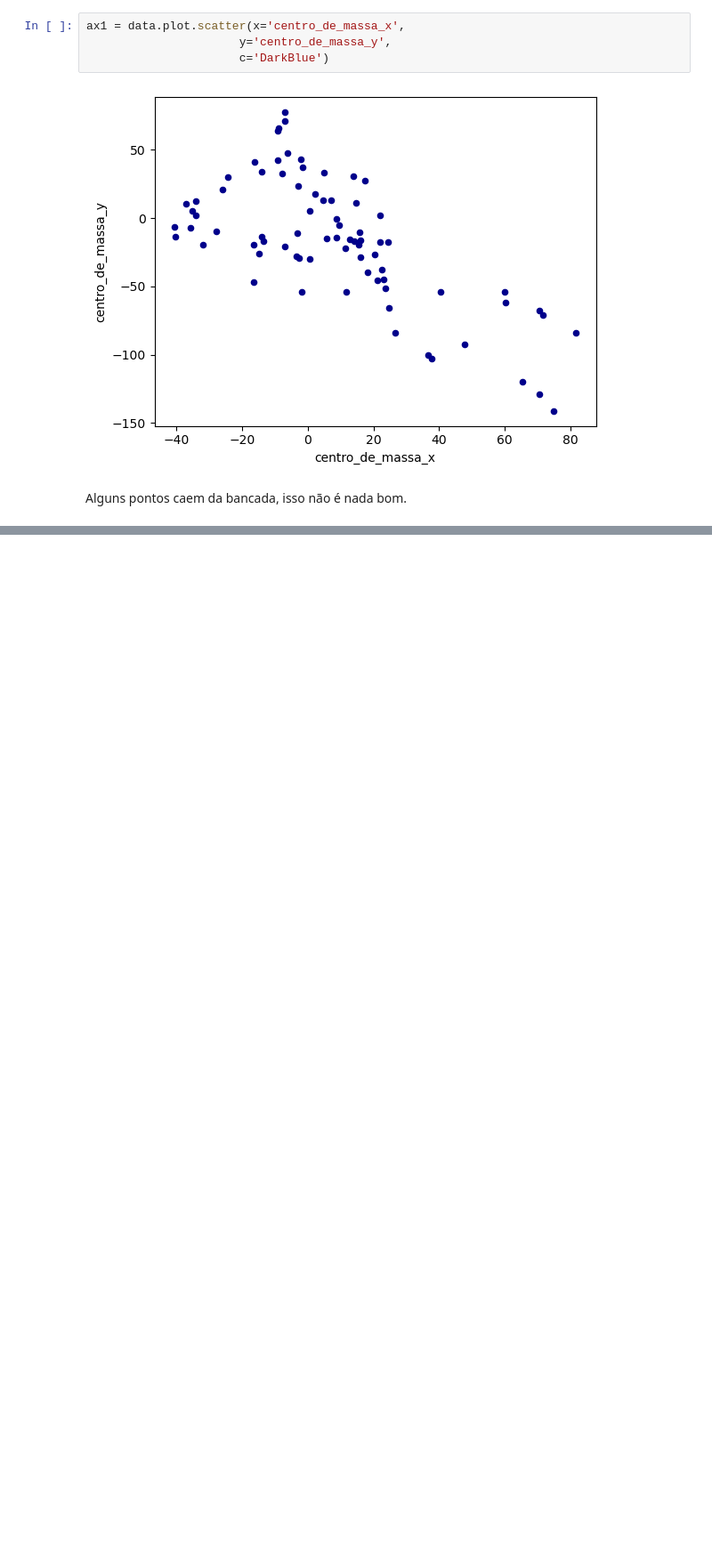
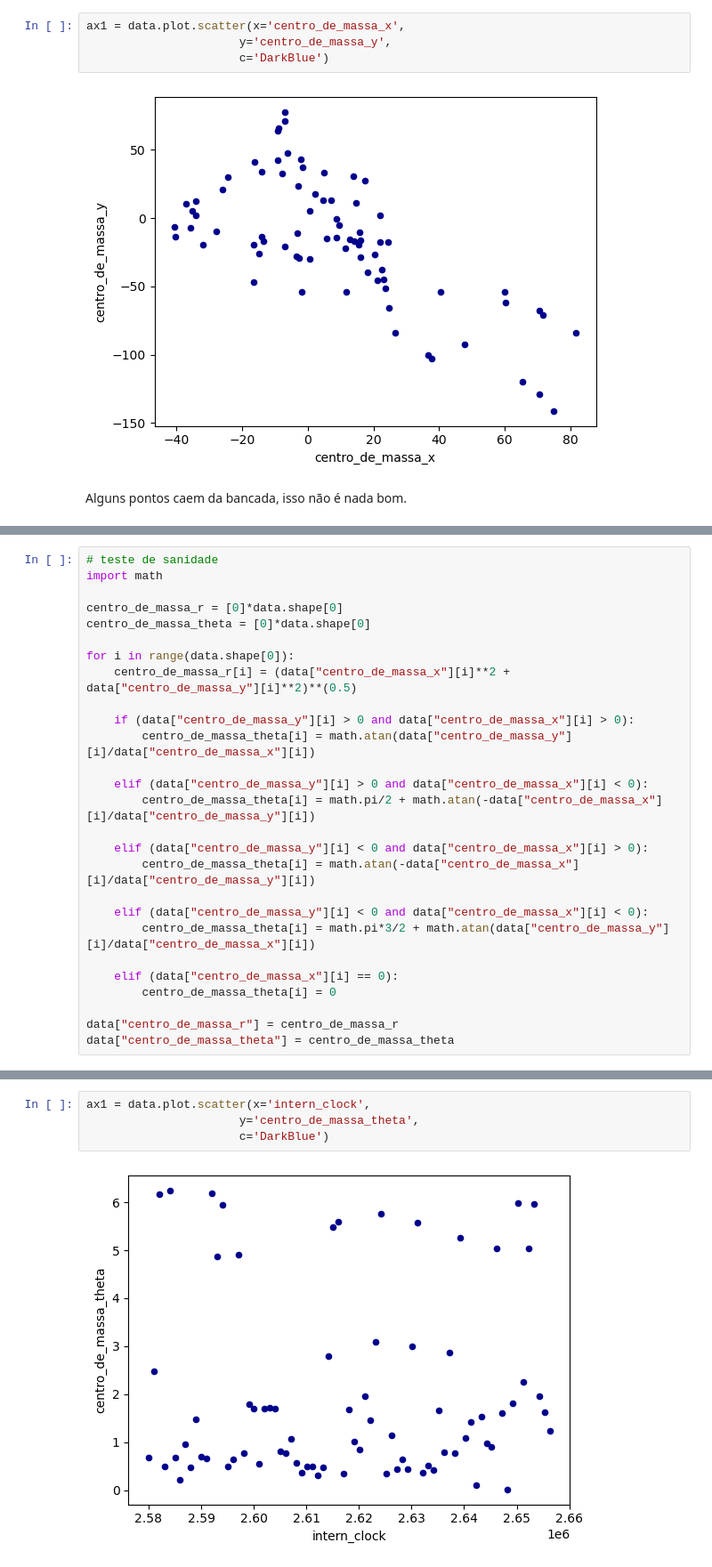
Before and after one commit to LucasWestfal/sensor_analysys, a Jupyter notebook: raw_data/recording_1/calculando_centros_de_massa.ipynb, the cells around one changed output, grey strips where cells are left out. Shown at 89% size. Cells and saved outputs as stored; diff of their text form; blank space fills up the shorter version.

```diff
--- a/calculando_centros_de_massa.ipynb
+++ b/raw_data/recording_1/calculando_centros_de_massa.ipynb
@@ -82,0 +90,27 @@ Alguns pontos caem da bancada, isso não é nada bom.
+# %%
+# teste de sanidade
+import math
+
+centro_de_massa_r = [0]*data.shape[0]
+centro_de_massa_theta = [0]*data.shape[0]
+
+for i in range(data.shape[0]):
+    centro_de_massa_r[i] = (data["centro_de_massa_x"][i]**2 + data["centro_de_massa_y"][i]**2)**(0.5)
+
+    if (data["centro_de_massa_y"][i] > 0 and data["centro_de_massa_x"][i] > 0):
+        centro_de_massa_theta[i] = math.atan(data["centro_de_massa_y"][i]/data["centro_de_massa_x"][i])
+
+    elif (data["centro_de_massa_y"][i] > 0 and data["centro_de_massa_x"][i] < 0):
+        centro_de_massa_theta[i] = math.pi/2 + math.atan(-data["centro_de_massa_x"][i]/data["centro_de_massa_y"][i])
+
+    elif (data["centro_de_massa_y"][i] < 0 and data["centro_de_massa_x"][i] > 0):
+        centro_de_massa_theta[i] = math.atan(-data["centro_de_massa_x"][i]/data["centro_de_massa_y"][i])
+
+    elif (data["centro_de_massa_y"][i] < 0 and data["centro_de_massa_x"][i] < 0):
+        centro_de_massa_theta[i] = math.pi*3/2 + math.atan(data["centro_de_massa_y"][i]/data["centro_de_massa_x"][i])
+
+    elif (data["centro_de_massa_x"][i] == 0):
+        centro_de_massa_theta[i] = 0
+
+data["centro_de_massa_r"] = centro_de_massa_r
+data["centro_de_massa_theta"] = centro_de_massa_theta
@@ -82,0 +133,6 @@ Alguns pontos caem da bancada, isso não é nada bom.
+# %%
+ax1 = data.plot.scatter(x='intern_clock',
+                      y='centro_de_massa_theta',
+                      c='DarkBlue')
+# %% [output]
+[figure, added]
```
Also changed, not shown: parts of 5 cells of this notebook, 18 other files.
